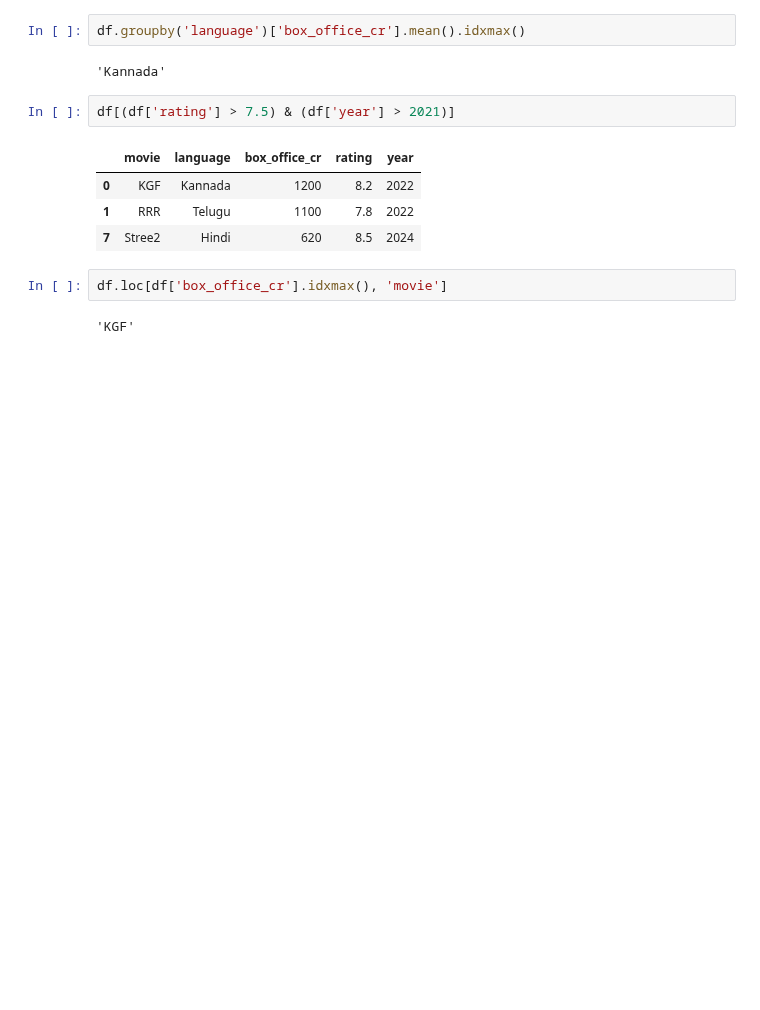
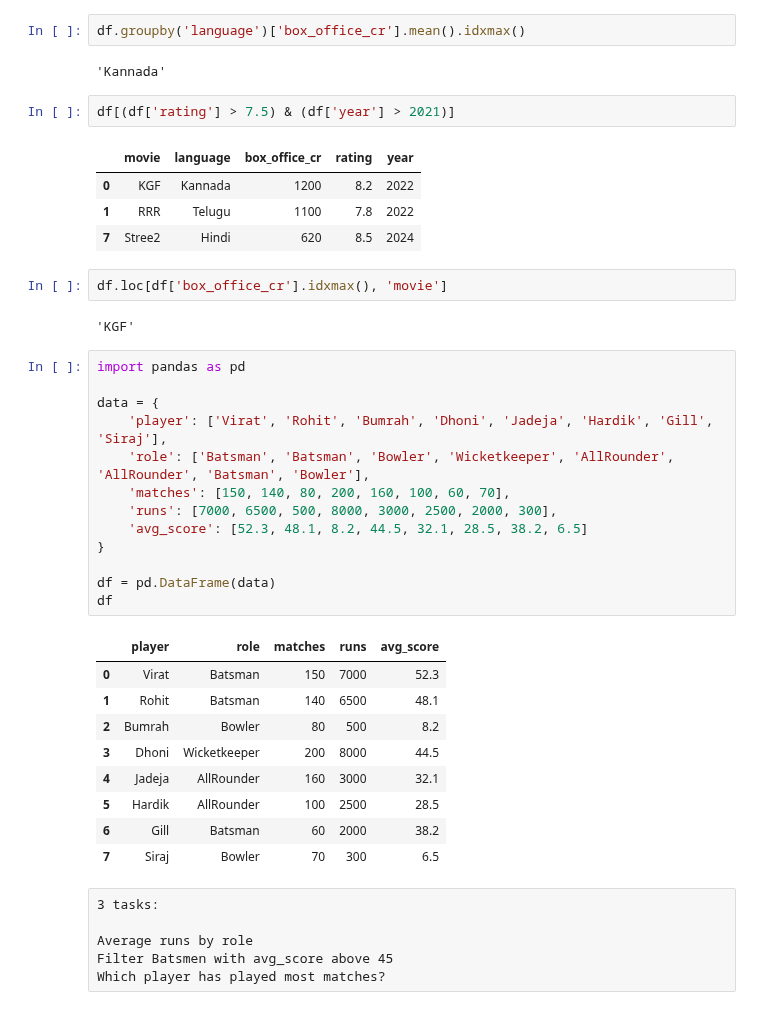
Before and after one commit to sayali-devkar/data_analysis_learning, a Jupyter notebook: pandas/practice/pandas_Basics_2.ipynb, the cells around one changed output. Cells and saved outputs as stored; diff of their text form; blank space fills up the shorter version.

```diff
--- a/pandas/practice/pandas_Basics_2.ipynb
+++ b/pandas/practice/pandas_Basics_2.ipynb
@@ -643,3 +643,32 @@ df[(df['rating'] > 7.5) & (df['year'] > 2021)]
 df.loc[df['box_office_cr'].idxmax(), 'movie']
 # %% [output]
 'KGF'
+# %%
+import pandas as pd
+
+data = {
+    'player': ['Virat', 'Rohit', 'Bumrah', 'Dhoni', 'Jadeja', 'Hardik', 'Gill', 'Siraj'],
+    'role': ['Batsman', 'Batsman', 'Bowler', 'Wicketkeeper', 'AllRounder', 'AllRounder', 'Batsman', 'Bowler'],
+    'matches': [150, 140, 80, 200, 160, 100, 60, 70],
+    'runs': [7000, 6500, 500, 8000, 3000, 2500, 2000, 300],
+    'avg_score': [52.3, 48.1, 8.2, 44.5, 32.1, 28.5, 38.2, 6.5]
+}
+
+df = pd.DataFrame(data)
+df
+# %% [output]
+|  | player | role | matches | runs | avg_score |
+| 0 | Virat | Batsman | 150 | 7000 | 52.3 |
+| 1 | Rohit | Batsman | 140 | 6500 | 48.1 |
+| 2 | Bumrah | Bowler | 80 | 500 | 8.2 |
+| 3 | Dhoni | Wicketkeeper | 200 | 8000 | 44.5 |
+| 4 | Jadeja | AllRounder | 160 | 3000 | 32.1 |
+| 5 | Hardik | AllRounder | 100 | 2500 | 28.5 |
+| 6 | Gill | Batsman | 60 | 2000 | 38.2 |
+| 7 | Siraj | Bowler | 70 | 300 | 6.5 |
+# %% [raw]
+3 tasks:
+
+Average runs by role
+Filter Batsmen with avg_score above 45
+Which player has played most matches?
```
Also changed, not shown: parts of 3 cells of this notebook.
